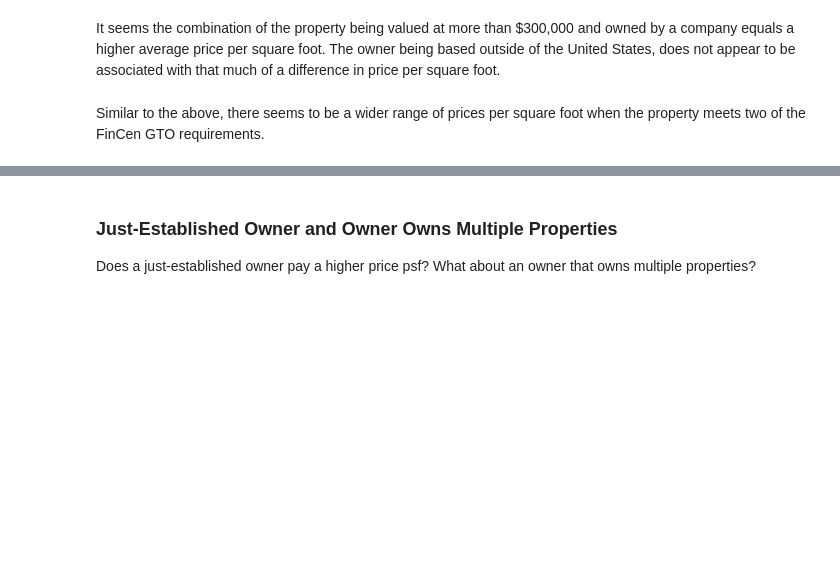
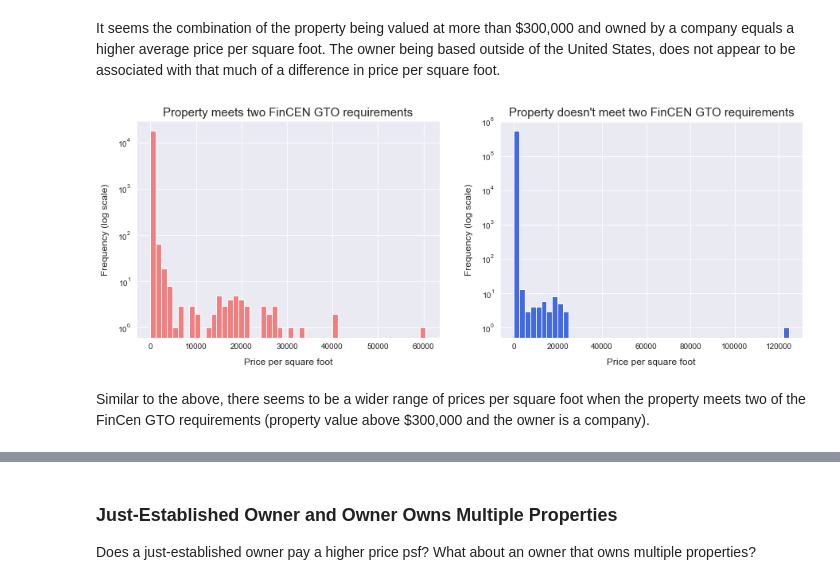
Before and after one commit to mpky/property_project, a Jupyter notebook: notebooks/Bexar_EDA.ipynb, the cells around one changed output, grey strips where cells are left out. Saved outputs shown, nothing was run; the diff lists cells and outputs as text; code cells hidden in the pictures; blank space fills up the shorter version.

```diff
--- a/notebooks/Bexar_EDA.ipynb
+++ b/notebooks/Bexar_EDA.ipynb
@@ -323,14 +358,37 @@ plt.show()
 It seems the combination of the property being valued at more than $300,000 and owned by a company equals a higher average price per square foot. The owner being based outside of the United States, does not appear to be associated with that much of a difference in price per square foot.
 # %%
 fig, axes = plt.subplots(1,2,figsize=[15,5])
-fig.suptitle("Price PSF")
-prop_df[prop_df['two_gto_reqs']==1].price_psf.dropna().plot(kind='hist',ax=axes[0],bins=50,
-                                                            log=True,title='Property meets Two GTO Reqs',color='red')
-prop_df[prop_df['two_gto_reqs']!=1].price_psf.dropna().plot(kind='hist',ax=axes[1],bins=50,
-                                                            log=True,title='Property doesn\'t meet Two GTO Reqs',color='blue')
+
+prop_df[prop_df['two_gto_reqs']==1].price_psf.dropna().plot(
+    kind='hist',
+    ax=axes[0],
+    bins=50,
+    log=True,
+    color='lightcoral'
+)
+
+prop_df[prop_df['two_gto_reqs']!=1].price_psf.dropna().plot(
+    kind='hist',
+    ax=axes[1],
+    bins=50,
+    log=True,
+    color='royalblue'
+)
+
+axes[0].set_ylabel('Frequency (log scale)',labelpad=10,fontsize=12)
+axes[1].set_ylabel('Frequency (log scale)',labelpad=10,fontsize=12)
+
+axes[0].set_xlabel('Price per square foot',labelpad=10,fontsize=12)
+axes[1].set_xlabel('Price per square foot',labelpad=10,fontsize=12)
+
+axes[0].set_title('Property meets two FinCEN GTO requirements',fontsize=15)
+axes[1].set_title('Property doesn\'t meet two FinCEN GTO requirements',fontsize=15)
+
 plt.show()
+# %% [output]
+[figure, added]
 # %% [markdown]
-Similar to the above, there seems to be a wider range of prices per square foot when the property meets two of the FinCen GTO requirements.
+Similar to the above, there seems to be a wider range of prices per square foot when the property meets two of the FinCen GTO requirements (property value above $300,000 and the owner is a company).
 # %%
 fig, axes = plt.subplots(1,2,figsize=[15,5])
 fig.suptitle("Price PSF")
```
Also changed, not shown: parts of 16 cells of this notebook.
